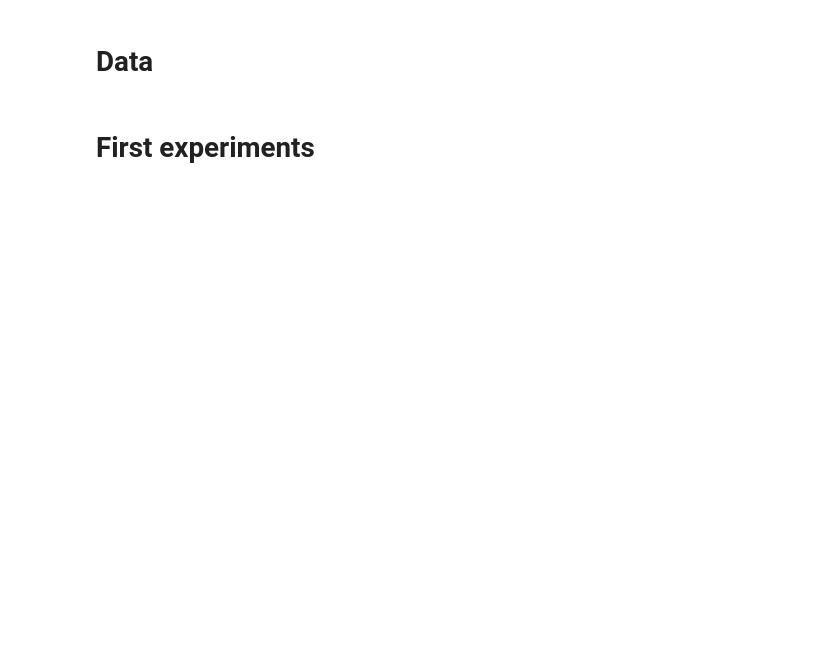
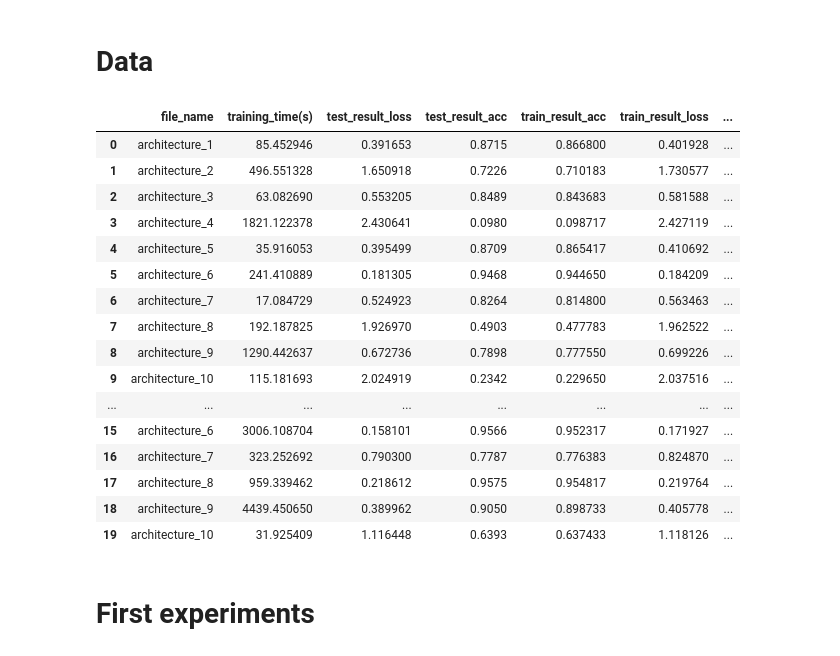
Before and after one commit to antgratia/CNNGenProject, a Jupyter notebook: stateMachineLanguage.generator/output/analyse_csv.ipynb, the cells around one changed output. Saved outputs shown, nothing was run; the diff lists cells and outputs as text; code cells hidden in the pictures; blank space fills up the shorter version.

```diff
--- a/stateMachineLanguage.generator/output/analyse_csv.ipynb
+++ b/stateMachineLanguage.generator/output/analyse_csv.ipynb
@@ -16,6 +15,24 @@ plt.rcParams["figure.figsize"] = (8,7)
 # %% [markdown]
 # Data
 # %%
-csv_data = pd.read_csv('architecture_results.csv')
+data = pd.read_csv('architecture_results.csv')
 # %%
-csv_data
+data
+# %% [output]
+|  | file_name | training_time(s) | test_result_loss | test_result_acc | train_result_acc | train_result_loss | ... |
+| 0 | architecture_1 | 85.452946 | 0.391653 | 0.8715 | 0.866800 | 0.401928 | ... |
+| 1 | architecture_2 | 496.551328 | 1.650918 | 0.7226 | 0.710183 | 1.730577 | ... |
+| 2 | architecture_3 | 63.082690 | 0.553205 | 0.8489 | 0.843683 | 0.581588 | ... |
+| 3 | architecture_4 | 1821.122378 | 2.430641 | 0.0980 | 0.098717 | 2.427119 | ... |
+| 4 | architecture_5 | 35.916053 | 0.395499 | 0.8709 | 0.865417 | 0.410692 | ... |
+| 5 | architecture_6 | 241.410889 | 0.181305 | 0.9468 | 0.944650 | 0.184209 | ... |
+| 6 | architecture_7 | 17.084729 | 0.524923 | 0.8264 | 0.814800 | 0.563463 | ... |
+| 7 | architecture_8 | 192.187825 | 1.926970 | 0.4903 | 0.477783 | 1.962522 | ... |
+| 8 | architecture_9 | 1290.442637 | 0.672736 | 0.7898 | 0.777550 | 0.699226 | ... |
+| 9 | architecture_10 | 115.181693 | 2.024919 | 0.2342 | 0.229650 | 2.037516 | ... |
+| ... | ... | ... | ... | ... | ... | ... | ... |
+| 15 | architecture_6 | 3006.108704 | 0.158101 | 0.9566 | 0.952317 | 0.171927 | ... |
+| 16 | architecture_7 | 323.252692 | 0.790300 | 0.7787 | 0.776383 | 0.824870 | ... |
+| 17 | architecture_8 | 959.339462 | 0.218612 | 0.9575 | 0.954817 | 0.219764 | ... |
+| 18 | architecture_9 | 4439.450650 | 0.389962 | 0.9050 | 0.898733 | 0.405778 | ... |
+| 19 | architecture_10 | 31.925409 | 1.116448 | 0.6393 | 0.637433 | 1.118126 | ... |
```
Also changed, not shown: parts of 9 cells of this notebook, 16 other files.
